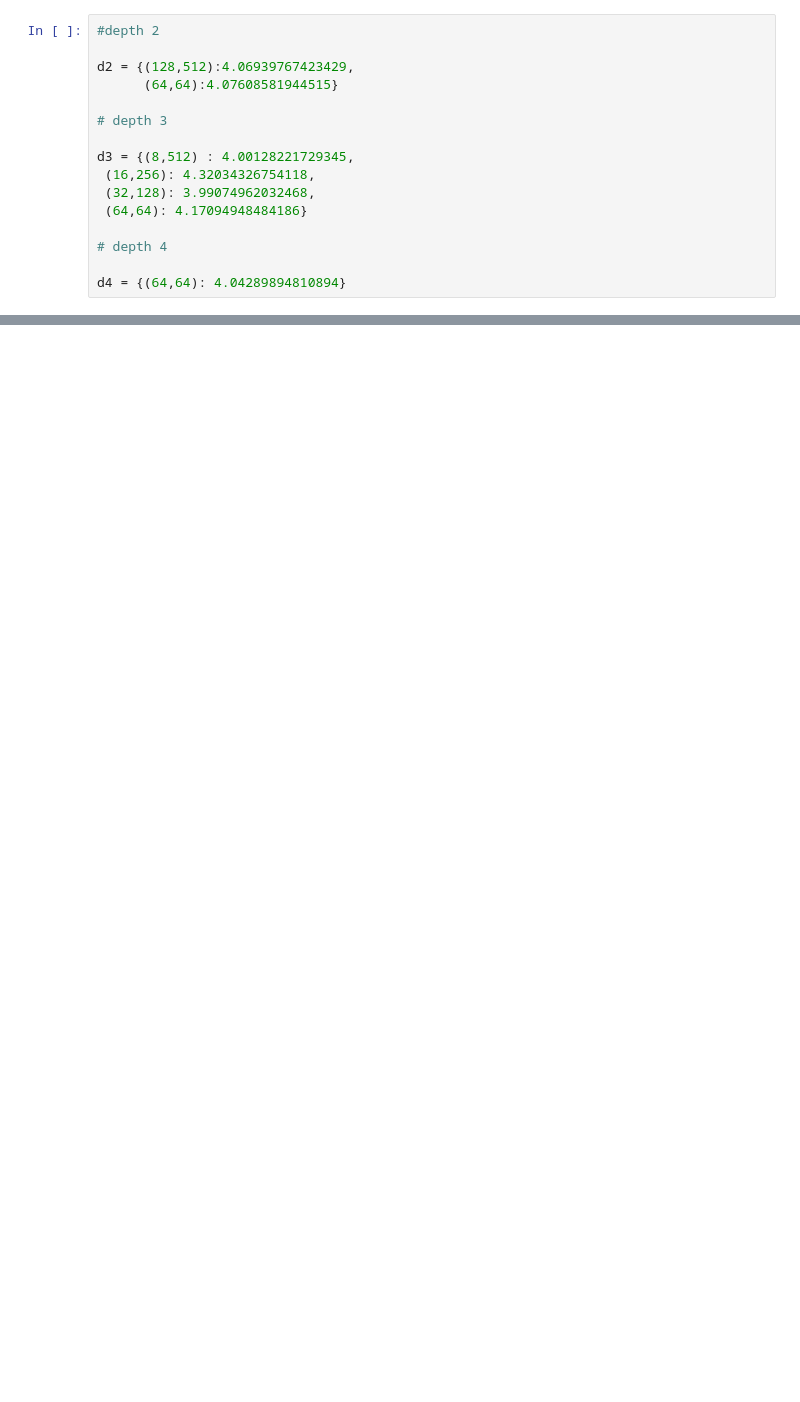
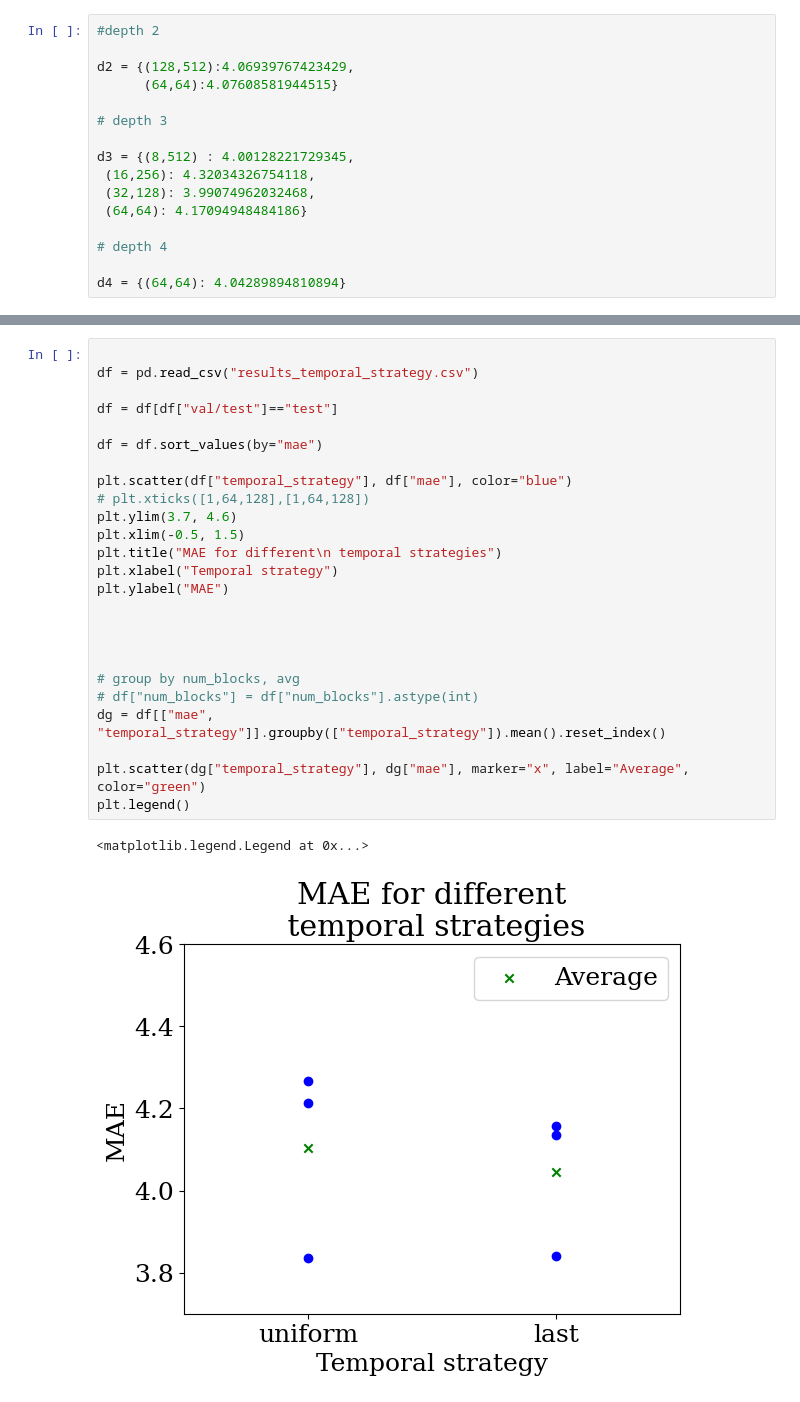
Before and after one commit to elgroselj/machine_learning_on_graphs, a Jupyter notebook: present.ipynb, the cells around one changed output, grey strips where cells are left out. Saved outputs shown, nothing was run; the diff lists cells and outputs as text; blank space fills up the shorter version.

```diff
--- a/present.ipynb
+++ b/present.ipynb
@@ -89,0 +125,28 @@ plt.legend()
+# %%
+
+df = pd.read_csv("results_temporal_strategy.csv")
+
+df = df[df["val/test"]=="test"]
+
+df = df.sort_values(by="mae")
+
+plt.scatter(df["temporal_strategy"], df["mae"], color="blue")
+# plt.xticks([1,64,128],[1,64,128])
+plt.ylim(3.7, 4.6)
+plt.xlim(-0.5, 1.5)
+plt.title("MAE for different\n temporal strategies")
+plt.xlabel("Temporal strategy")
+plt.ylabel("MAE")
+
+
+
+
+# group by num_blocks, avg
+# df["num_blocks"] = df["num_blocks"].astype(int)
+dg = df[["mae", "temporal_strategy"]].groupby(["temporal_strategy"]).mean().reset_index()
+
+plt.scatter(dg["temporal_strategy"], dg["mae"], marker="x", label="Average", color="green")
+plt.legend()
+# %% [output]
+<matplotlib.legend.Legend at 0x...>
+[figure, added]
```
Also changed, not shown: parts of 6 cells of this notebook, 32 other files.
